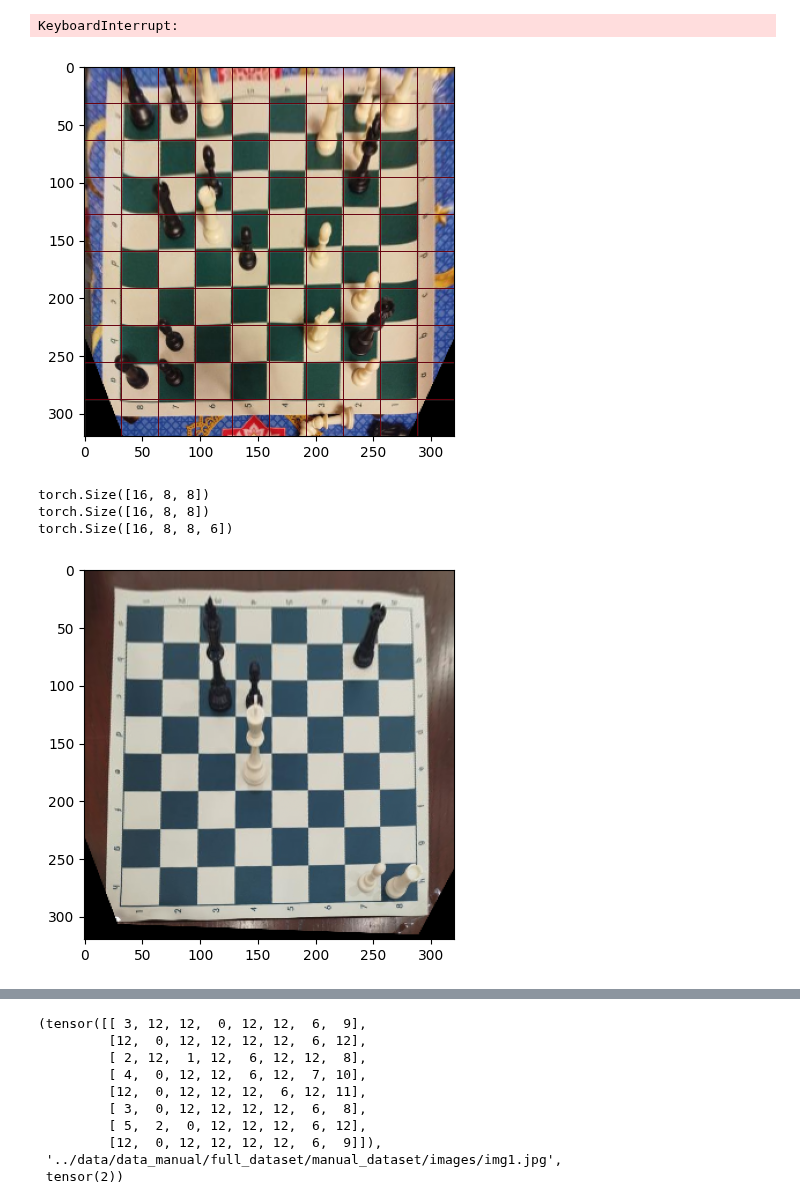
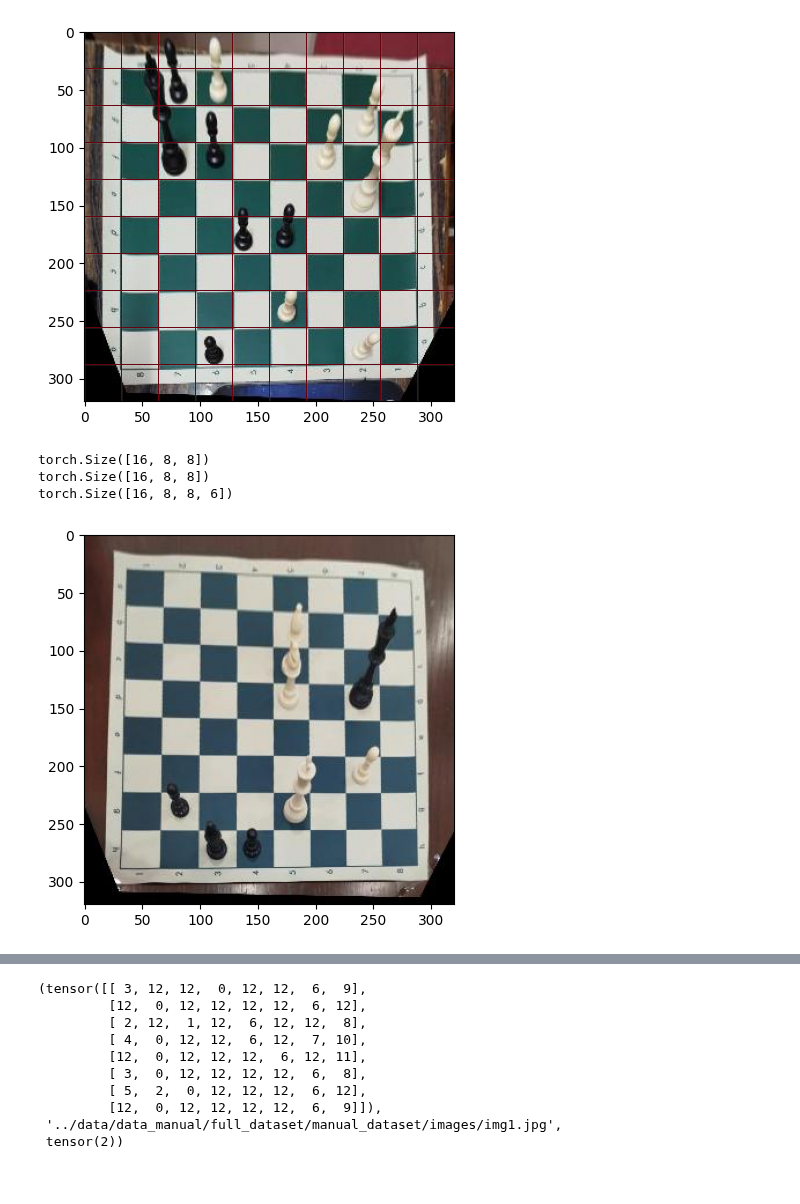
Before and after one commit to MostafaBelo/thesis_chess_lens, a Jupyter notebook: src/PieceDetection/Piece_Detection_CNN/main.ipynb, the cells around one changed output, grey strips where cells are left out. Cells and saved outputs as stored; diff of their text form; code cells hidden in the pictures.

Commit message:
trained common backbone

```diff
--- a/src/PieceDetection/Piece_Detection_CNN/main.ipynb
+++ b/src/PieceDetection/Piece_Detection_CNN/main.ipynb
@@ -41,22 +42,28 @@ def preprocess_fn(padding=(0,0)):
 def post_transform(img):
     return torch.tensor(img).permute(2,0,1)
 # %%
+# ds = ChessDataset(
+#     config={
+#         "img_size": (640,640),
+#     },
+#     img_transforms = transforms.Compose([
+#             preprocess_fn((32,32)),
+#             post_transform,
+#         ])
+# )
 ds = ChessDataset(
+    root_dirs="/mnt/D/University/Thesis_Dataset/Cropped_Dataset/",
     config={
-        "img_size": (640,640),
-    },
-    img_transforms = transforms.Compose([
-            preprocess_fn((32,32)),
-            post_transform,
-        ])
+        "img_size": (320,320)
+    }
 )
 
-train_ds, test_ds = train_test_split(ds, test_size=0.1, random_state=42)
+train_ds, _, test_ds = ChessDataset.train_valid_test_split(ds, sizes=(.8,0,.2), random_state=42)
+
+# train_ds, test_ds = train_test_split(ds, test_size=0.1, random_state=42)
 
 train_dl = ChessDataset.getLoader(train_ds, 16, 0)
 test_dl = ChessDataset.getLoader(test_ds, 16, 0)
-# %% [output]
-KeyboardInterrupt:
 # %%
 warpped, y = ds[0]
 
@@ -69,7 +76,7 @@ grid[:, ::step] = 1   # vertical lines
 plt.imshow(warpped.permute(1,2,0));
 plt.imshow(grid, alpha=grid, cmap='Reds');
 # %% [output]
-[figure, old version]
+[figure, new version]
 # %%
 class PieceDetectorCNN(nn.Module):
     def __init__(self):
@@ -133,11 +140,9 @@ class PieceDetectorCNN(nn.Module):
             nn.Dropout(dropporb),
         )
 
-        self.classifier_heads = {
-            "occupancy": nn.Linear(64, 1),
-            "piece_color": nn.Linear(64, 1),
-            "piece_type": nn.Linear(64, 6),
-        }
+        self.occupancy_classifier_heads = nn.Linear(64, 1)
+        self.piece_color_classifier_heads = nn.Linear(64, 1)
+        self.piece_type_classifier_heads = nn.Linear(64, 6)
 
         self.pos_emb = nn.Parameter(torch.zeros(128, 10, 10))
         self.sin_pos_emb = None  # [C, 10, 10]
@@ -204,9 +209,9 @@ class PieceDetectorCNN(nn.Module):
         attentioned_embeds = self.conv2(positioned_embeds)
         cropped_attentioned_embeds = attentioned_embeds[:,:,1:9,1:9]
         res = self.classifier(cropped_attentioned_embeds.permute(0,2,3,1).reshape(-1, 128))
-        res_occupancy = self.classifier_heads["occupancy"](res).reshape(B, 8,8)
-        res_piece_color = self.classifier_heads["piece_color"](res).reshape(B, 8,8)
-        res_piece_type = self.classifier_heads["piece_type"](res).reshape(B, 8,8, 6)
+        res_occupancy = self.occupancy_classifier_heads(res).reshape(B, 8,8)
+        res_piece_color = self.piece_color_classifier_heads(res).reshape(B, 8,8)
+        res_piece_type = self.piece_type_classifier_heads(res).reshape(B, 8,8, 6)
 
         return {
             "occupancy": res_occupancy,
@@ -216,20 +221,21 @@ class PieceDetectorCNN(nn.Module):
 # %%
 model = PieceDetectorCNN().to(device)
 # %%
-for x, l in dl:
-    res = model(x.to(device))
+for x, l in train_dl:
+    with torch.inference_mode():
+        res = model(x.to(device))
     print(res["occupancy"].shape)
     print(res["piece_color"].shape)
     print(res["piece_type"].shape)
     # print(res.shape)
     # print(l)
 
     plt.imshow(x[0].permute(1,2,0));
     break
 # %% [output]
 torch.Size([16, 8, 8])
 torch.Size([16, 8, 8])
 torch.Size([16, 8, 8, 6])
-[figure, old version]
+[figure, new version]
 # %%
 def train(model: nn.Module, train_loader, lr=1e-3, epochs=30):
```
Also changed, not shown: parts of 9 cells of this notebook, 2 other files.
